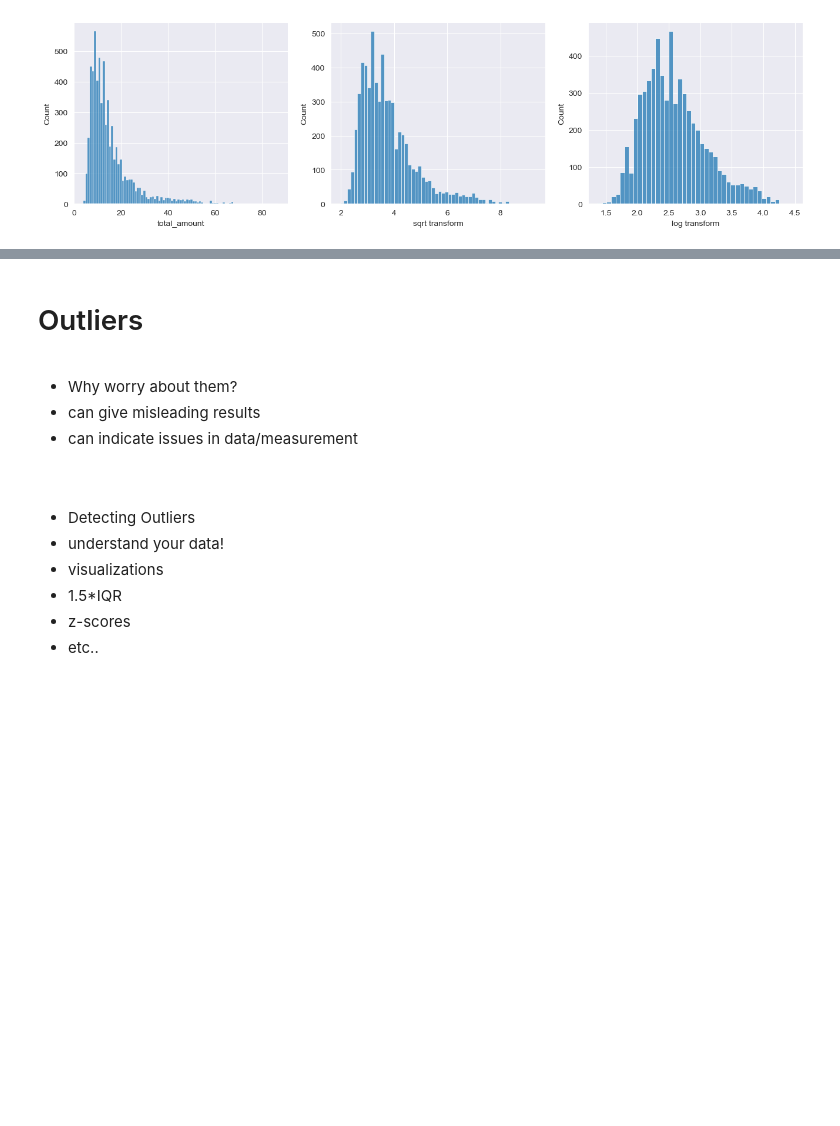
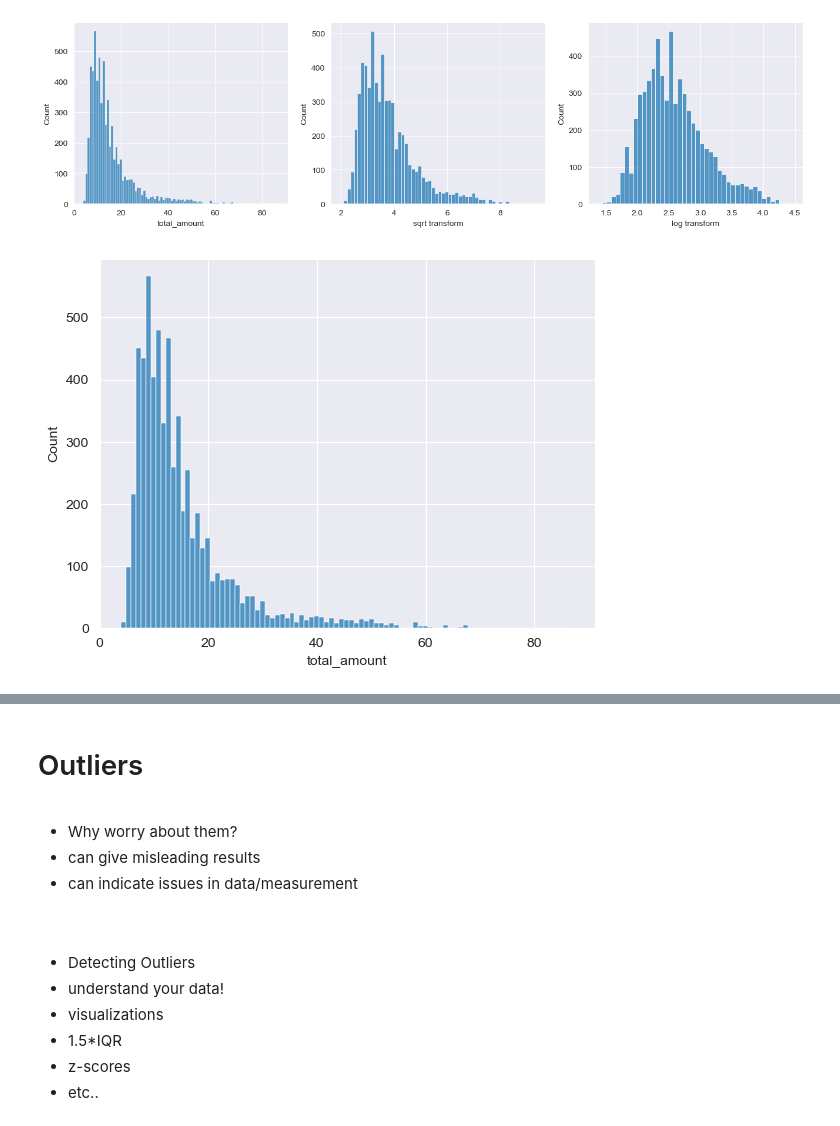
Before and after one commit to ZhaoJackson/Data_Science_, a Jupyter notebook: week 8/eods-week08-data_cleaning_and_feature_engineering.ipynb, the cells around one changed output, grey strips where cells are left out. Saved outputs shown, nothing was run; the diff lists cells and outputs as text; code cells hidden in the pictures; blank space fills up the shorter version.

```diff
--- a/week 8/eods-week08-data_cleaning_and_feature_engineering.ipynb
+++ b/week 8/eods-week08-data_cleaning_and_feature_engineering.ipynb
@@ -680,3 +862,7 @@ sns.histplot(x=df_taxi.total_amount.apply(np.sqrt), ax=ax[1]); ax[1].set_xlabel(
 sns.histplot(x=df_taxi.total_amount.apply(np.log),  ax=ax[2]); ax[2].set_xlabel('log transform');
 # %% [output]
 [figure]
+# %%
+sns.histplot(x=df_taxi.total_amount);
+# %% [output]
+[figure, added]
```
Also changed, not shown: parts of 38 cells of this notebook, 18 other files.
